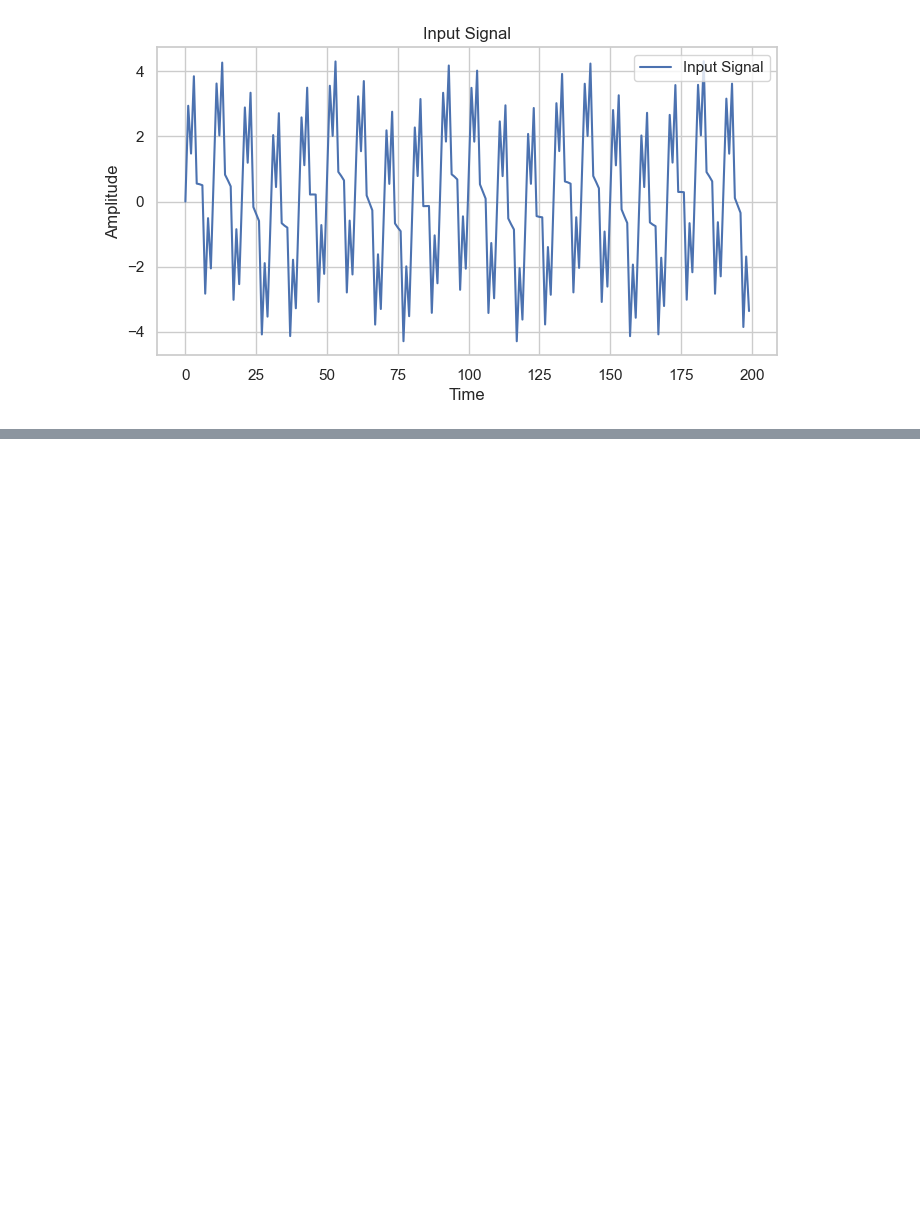
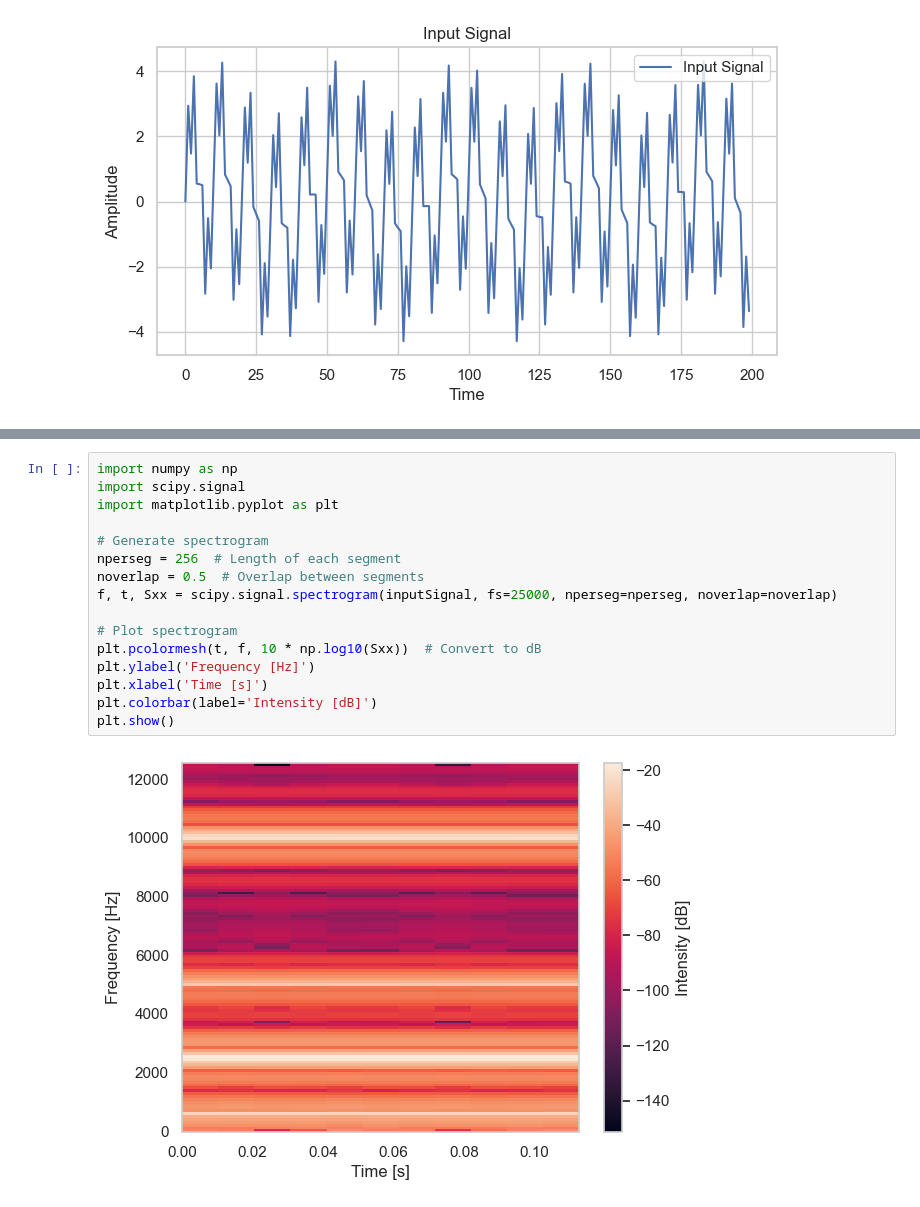
Before and after one commit to hissain/dsp-spectrogram, a Jupyter notebook: python/spectrogram.ipynb, the cells around one changed output, grey strips where cells are left out. Drawn from its saved outputs; the diff is of its cells as text; blank space fills up the shorter version.

Commit message:
Supported overlapping and time in x axis

```diff
--- a/python/spectrogram.ipynb
+++ b/python/spectrogram.ipynb
@@ -45,0 +46,18 @@ plt.show()
+# %%
+import numpy as np
+import scipy.signal
+import matplotlib.pyplot as plt
+
+# Generate spectrogram
+nperseg = 256  # Length of each segment
+noverlap = 0.5  # Overlap between segments
+f, t, Sxx = scipy.signal.spectrogram(inputSignal, fs=25000, nperseg=nperseg, noverlap=noverlap)
+
+# Plot spectrogram
+plt.pcolormesh(t, f, 10 * np.log10(Sxx))  # Convert to dB
+plt.ylabel('Frequency [Hz]')
+plt.xlabel('Time [s]')
+plt.colorbar(label='Intensity [dB]')
+plt.show()
+# %% [output]
+[figure, added]
```
Also changed, not shown: parts of 1 cell of this notebook, 4 other files.
